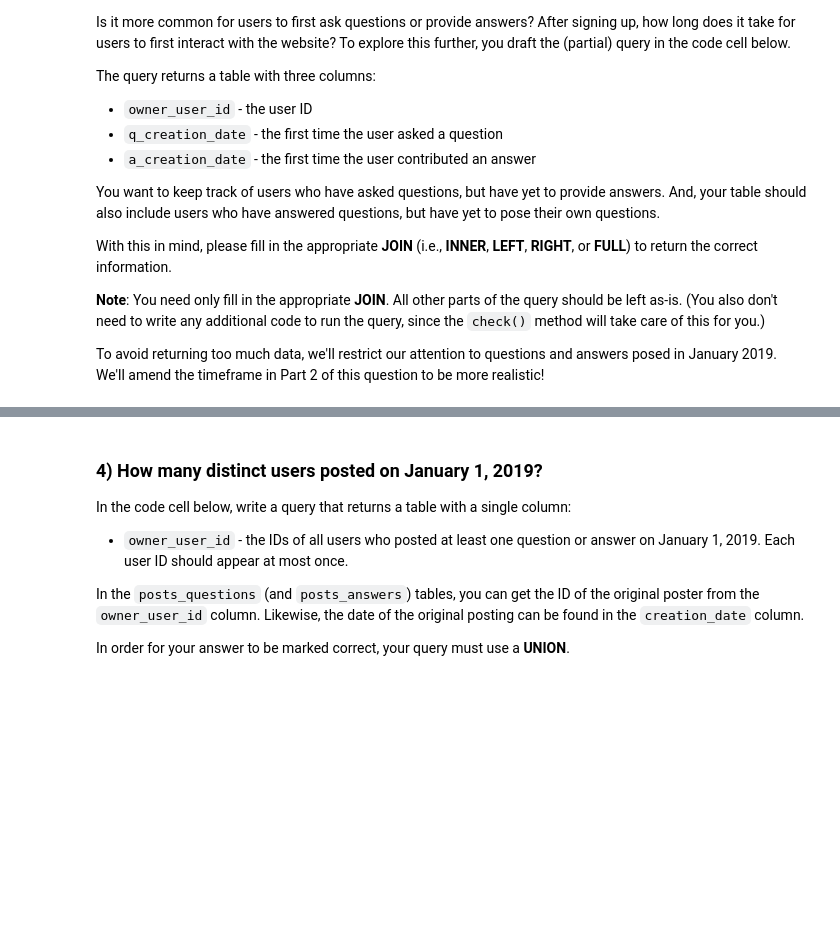
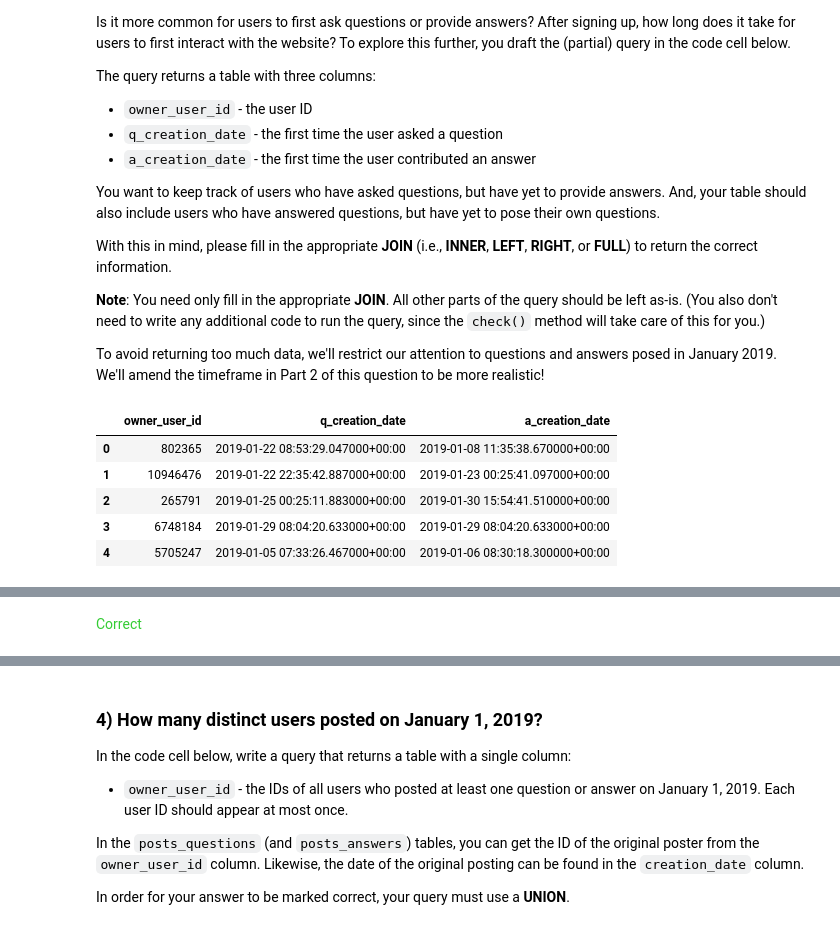
Before and after one commit to acasasis-dev/kaggle, a Jupyter notebook: advanced-sql/01-joins-and-unions/exercise/exercise-joins-and-unions.ipynb, the cells around one changed output, grey strips where cells are left out. Cells and saved outputs as stored; diff of their text form; code cells hidden in the pictures; blank space fills up the shorter version.

Commit message:
Advanced SQL exercise 01 answers and outputs

```diff
--- a/advanced-sql/01-joins-and-unions/exercise/exercise-joins-and-unions.ipynb
+++ b/advanced-sql/01-joins-and-unions/exercise/exercise-joins-and-unions.ipynb
@@ -123,16 +166,23 @@ To avoid returning too much data, we'll restrict our attention to questions and
 # %%
 # Your code here
 q_and_a_query = """
                 SELECT q.owner_user_id AS owner_user_id,
                     MIN(q.creation_date) AS q_creation_date,
                     MIN(a.creation_date) AS a_creation_date
                 FROM `bigquery-public-data.stackoverflow.posts_questions` AS q
-                    ____ `bigquery-public-data.stackoverflow.posts_answers` AS a
+                    FULL JOIN `bigquery-public-data.stackoverflow.posts_answers` AS a
                 ON q.owner_user_id = a.owner_user_id
                 WHERE q.creation_date >= '2019-01-01' AND q.creation_date < '2019-02-01'
                     AND a.creation_date >= '2019-01-01' AND a.creation_date < '2019-02-01'
                 GROUP BY owner_user_id
                 """
 
 # Check your answer
 q_2.check()
+# %% [output]
+|  | owner_user_id | q_creation_date | a_creation_date |
+| 0 | 802365 | 2019-01-22 08:53:29.047000+00:00 | 2019-01-08 11:35:38.670000+00:00 |
+| 1 | 10946476 | 2019-01-22 22:35:42.887000+00:00 | 2019-01-23 00:25:41.097000+00:00 |
+| 2 | 265791 | 2019-01-25 00:25:11.883000+00:00 | 2019-01-30 15:54:41.510000+00:00 |
+| 3 | 6748184 | 2019-01-29 08:04:20.633000+00:00 | 2019-01-29 08:04:20.633000+00:00 |
+| 4 | 5705247 | 2019-01-05 07:33:26.467000+00:00 | 2019-01-06 08:30:18.300000+00:00 |
@@ -138,0 +190 @@ q_2.check()
+<span style="color:#33cc33">Correct</span>
```
Also changed, not shown: parts of 14 cells of this notebook.
